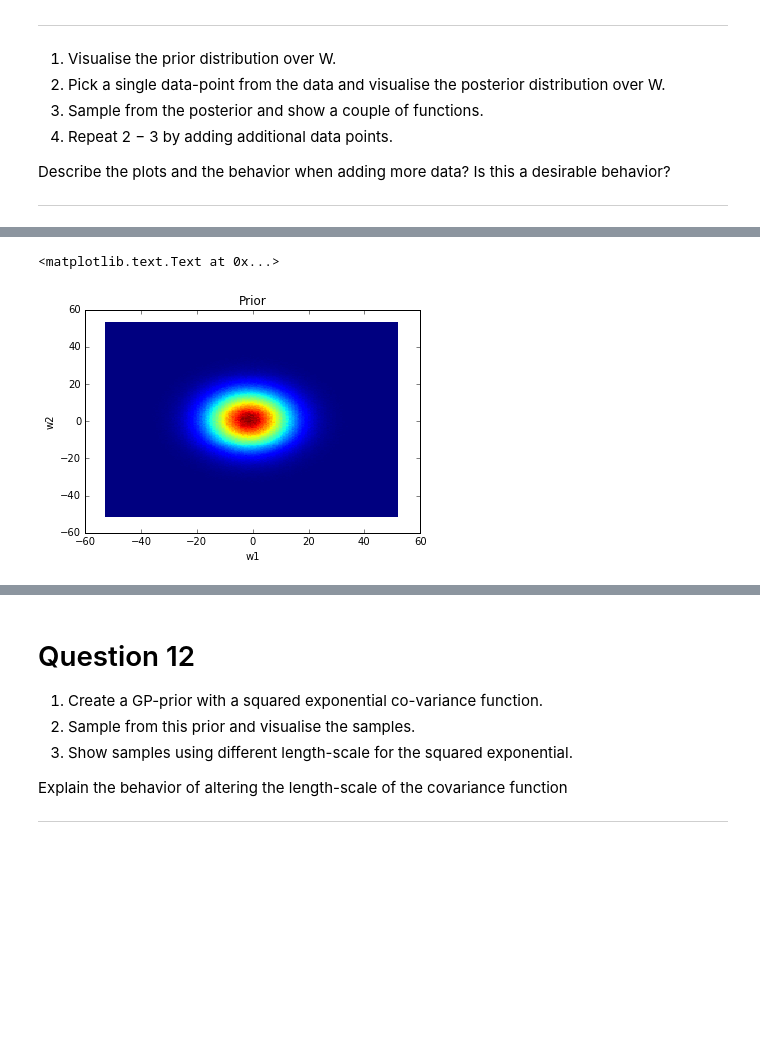
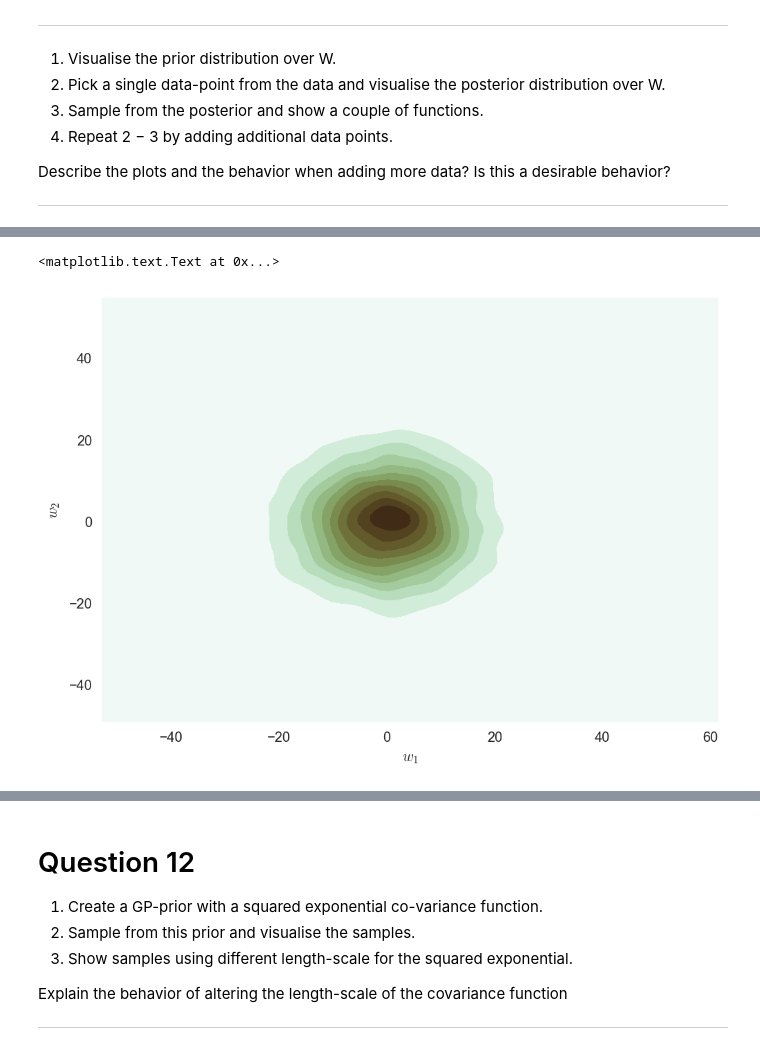
Before and after one commit to bxclib2/kth, a Jupyter notebook: Assignment1.ipynb, the cells around one changed output, grey strips where cells are left out. Cells and saved outputs as stored; diff of their text form; code cells hidden in the pictures; blank space fills up the shorter version.

```diff
--- a/Assignment1.ipynb
+++ b/Assignment1.ipynb
@@ -180,19 +238,15 @@ By keeping $\theta$ on the left-hand side, it remains as a hyperparameter.
 # %%
 %matplotlib inline
-
-import pylab as pl
+import seaborn as sns
+sns.set(style="dark")
 import numpy as np
 from numpy import dot
-from numpy.linalg import inv
+from numpy.linalg import inv, pinv
 from math import pi
 from scipy.spatial.distance import cdist
 import matplotlib.pyplot as plt
-# To sample from a multivariate Gaussian
-#f = np.random.multivariate_normal(mu, K);
-# To compute a distance matrix between two sets of vectors
-#D = cdist(x1, x2)
-# To compute the exponetial of all elements in a matrix
-#E = np.exp(D)
+import matplotlib
+matplotlib.rcParams['savefig.dpi'] = 2 * matplotlib.rcParams['savefig.dpi']
 # %% [markdown]
 ## Question 11
 ***
@@ -211,31 +270,32 @@ We have no prior information about the mean and covariance, so we can set $\math
 # %%
-def get_y(X, W, epsilon=None):
-    if epsilon is None:
-        epsilon = np.random.normal(0, 0.3, len(X))
+def get_y(X, W, epsilon=True):
+    if epsilon:
+        epsilon = np.random.normal(0, 0.3, len(X)).reshape(-1,1)
     return np.dot(X, W.T) + epsilon
 
-def visualize(distribution, nbins=200):
-    H, xedges, yedges = np.histogram2d(distribution[:,0], distribution[:,1], bins=nbins)
-    plt.pcolormesh(xedges, yedges, H)
+def visualize(distribution, ax=None, nbins=200):
+    cmap = sns.cubehelix_palette(start=4, light=1, as_cmap=True)
+    sns.kdeplot(distribution[:,0], distribution[:,1], cmap=cmap, shade=True, cut=5, ax=ax)
 
 def get_posterior_mean(X, Y, sigma, cov):
-    return 1./(sigma**2) * dot(inv(1./(sigma**2) * dot(X.T, X) + inv(cov)), np.dot(X.T, Y))
+    return 1./(sigma**2) * dot(inv(1./(sigma**2) * dot(X.T, X) + inv(cov)), np.dot(X.T, Y)).reshape(-1)
 
 def get_posterior_sigma(X, sigma, cov):
     return inv(1./(sigma**2) * dot(X.T, X) + inv(cov))
 # %%
 mu = [0, 0]
-K = [[100, 0], [0, 100]]
-cov = K
+cov = np.eye(2) * 10**2
 sigma = 1
-wPrior = np.random.multivariate_normal(mu, K, 10000000)
-fig = visualize(wPrior)
-plt.xlabel('w1')
-plt.ylabel('w2')
-plt.title('Prior')
+wPrior = np.random.multivariate_normal(mu, cov, 10000)
+#fig = plt.figure()
+#ax = fig.add_axes([-1, 1, -1, 1])
+fig = visualize(wPrior, ax=plt)
+plt.xlabel('$w_1$')
+plt.ylabel('$w_2$')
+# plt.title('Prior')
 # %% [output]
 <matplotlib.text.Text at 0x...>
-[figure, old version]
+[figure, new version]
 # %%
 x = np.linspace(-1, 1, 201)
 w = np.array([-1.3, 0.5])
```
Also changed, not shown: parts of 77 cells of this notebook, 14 other files.
